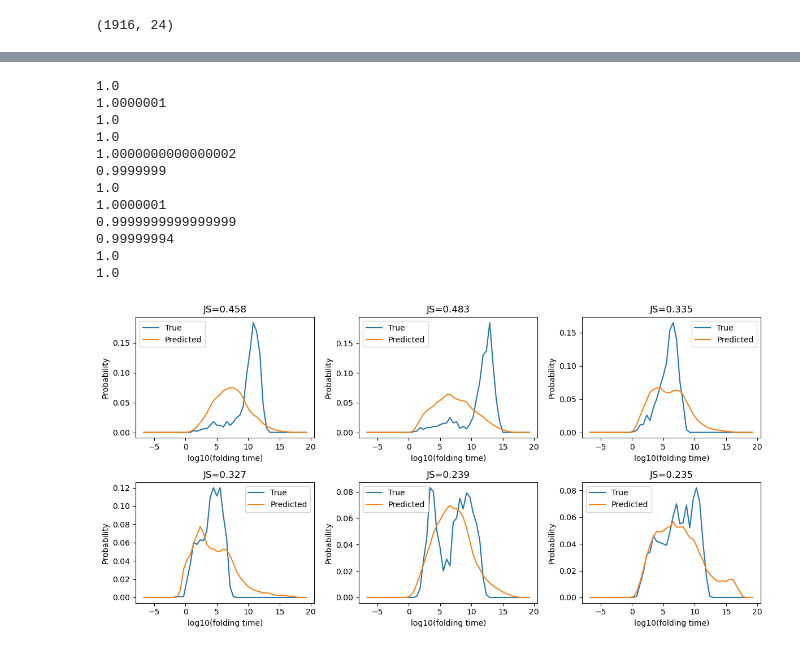
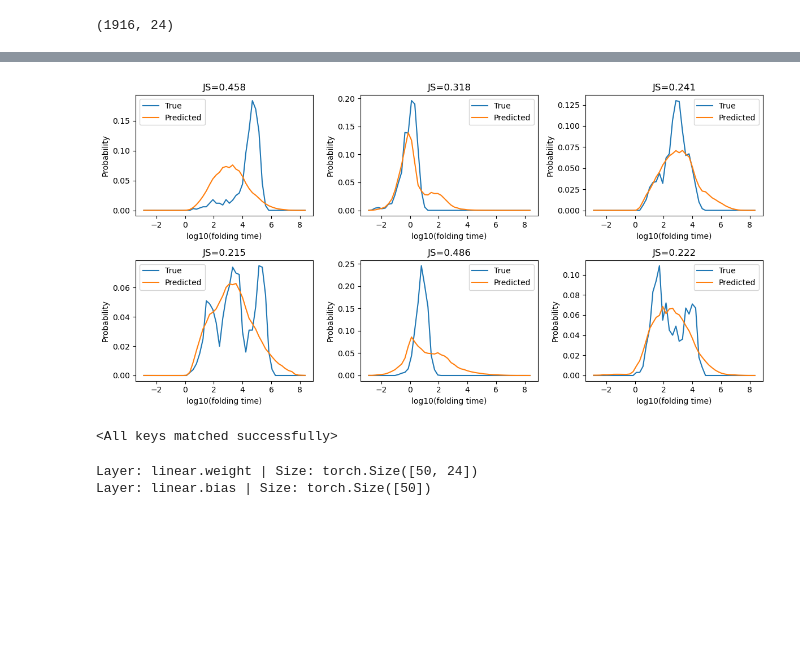
Before and after one commit to julius-2027/cs229_rna_folding, a Jupyter notebook: glm/glm.ipynb, the cells around one changed output, grey strips where cells are left out. Cells and saved outputs as stored; diff of their text form; code cells hidden in the pictures; blank space fills up the shorter version.

```diff
--- a/glm/glm.ipynb
+++ b/glm/glm.ipynb
@@ -68,7 +69,7 @@ arr_hist_logfpts = np.zeros((dataset.shape[0], n_bins))
 for index, row in dataset.iterrows():
     fpts = row['fpts']
     where_fpts_nonzero = np.where(fpts != 0)
-    logfpts = np.log(fpts[where_fpts_nonzero])
+    logfpts = np.log10(fpts[where_fpts_nonzero])
     hist_logfpts, _ = np.histogram(logfpts, binedges_logfpt, density=True)
     hist_logfpts /= np.sum(hist_logfpts) # normalize so that values add to 1; this does not reflect the probability density
     arr_hist_logfpts[index] = hist_logfpts
@@ -185,18 +171,28 @@ def set_seed(seed=42):
     random.seed(seed)
     torch.backends.cudnn.deterministic = True
     torch.backends.cudnn.benchmark = False
+# %%
+def weights_changed(model, prev_weights, tol=1e-6):
+    current_weights = torch.cat([p.data.flatten() fo p in model.parameters()])
+    return torch.norm(current_weights - prev_weights).item() > tol
 # %%
 set_seed(42)
 
 model = GLM(input_dim=X_train.shape[1])
 
-optimizer = torch.optim.Adam(model.parameters(), lr=1e-3)
+optimizer = torch.optim.Adam(model.parameters(), lr=1e-1, weight_decay=1e-5)
 loss_fn = nn.KLDivLoss(reduction='batchmean')  # soft targets
 
 train_losses, val_losses = [], []
 
-for epoch in range(50000):
+max_num_epochs = 1000
+
+epoch = 0
+while True:
+    prev_weights = torch.cat([p.data.flatten() for p in model.parameters()]).clone()
+
     model.train()
+
     log_probs = torch.log_softmax(model(X_train_t), dim=-1)
     loss = loss_fn(log_probs, y_train_t)
     optimizer.zero_grad()
@@ -210,10 +206,23 @@ for epoch in range(50000):
     train_losses.append(loss.item())
     val_losses.append(val_loss.item())
 
+    epoch += 1
+
+    if (epoch >= max_num_epochs) or (not weights_changed(model, prev_weights, tol=1e-6)):
+        print(f'Converged at epoch {epoch}: train_loss = {train_losses[-1]}, val_loss = {val_losses[-1]}')
+        break
+
+    if (epoch == 1) or (epoch > 1 and epoch % 100 == 0):
+        print(f'epoch {epoch}: train_loss = {train_losses[-1]}, val_loss = {val_losses[-1]}')
+
+
 plt.plot(train_losses, label='Train')
 plt.plot(val_losses, label='Val')
 plt.xlabel('Epoch')
 plt.ylabel('KL Divergence')
 plt.legend()
 plt.show()
+
+plt.savefig('train_glm.pdf', bbox_inches='tight')
+plt.savefig('train_glm.png', bbox_inches='tight')
 # %% [output]
@@ -221,3 +242,5 @@ plt.show()
+# %%
+i = np.random.choice(X_train_t.shape[0])
 # %%
 model.eval()
 with torch.no_grad():
@@ -240,29 +263,17 @@ Median JS divergence: 0.3131
 # %%
 bin_centers = (binedges_logfpt[:-1] + binedges_logfpt[1:]) / 2
 
 fig, axes = plt.subplots(2, 3, figsize=(12, 6))
 for i, ax in enumerate(axes.flat):
-    ax.plot(bin_centers, y_val[i], label='True')
-    print(np.sum(y_val[i]))
-    ax.plot(bin_centers, probs[i], label='Predicted')
-    print(np.sum(probs[i]))
-    ax.set_title(f"JS={js_scores[i]:.3f}")
+    ax.plot(bin_centers, y_val[10*i], label='True')
+    #print(np.sum(y_val[i]))
+    ax.plot(bin_centers, probs[10*i], label='Predicted')
+    #print(np.sum(probs[i]))
+    ax.set_title(f"JS={js_scores[10*i]:.3f}")
     ax.set_xlabel('log10(folding time)')
     ax.set_ylabel('Probability')
     ax.legend()
 plt.tight_layout()
 plt.show()
 # %% [output]
-1.0
-1.0000001
-1.0
-1.0
-1.0000000000000002
-0.9999999
-1.0
-1.0000001
-0.9999999999999999
-0.99999994
-1.0
-1.0
-[figure, old version]
+[figure, new version]
@@ -268,0 +282,12 @@ plt.show()
+# %%
+model2 = GLM(input_dim=X_train.shape[1])
+state_dict = torch.load('glm_weights.pth')
+model2.load_state_dict(state_dict)
+# %% [output]
+<All keys matched successfully>
+# %%
+for name, param in model2.named_parameters():
+    print(f"Layer: {name} | Size: {param.size()}")
+# %% [output]
+Layer: linear.weight | Size: torch.Size([50, 24])
+Layer: linear.bias | Size: torch.Size([50])
```
Also changed, not shown: parts of 18 cells of this notebook, 16 other files.
